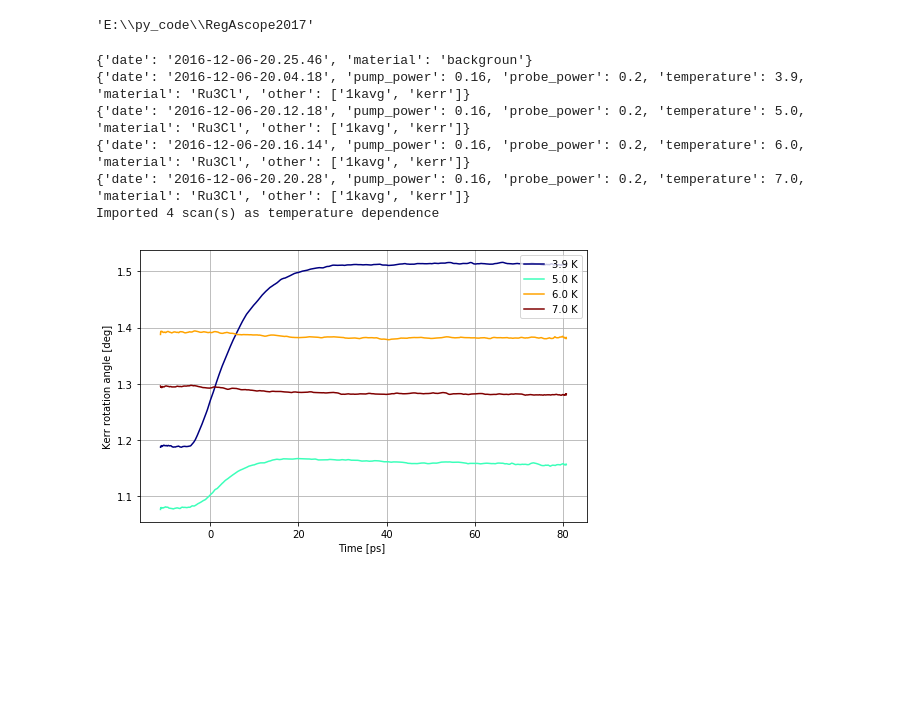
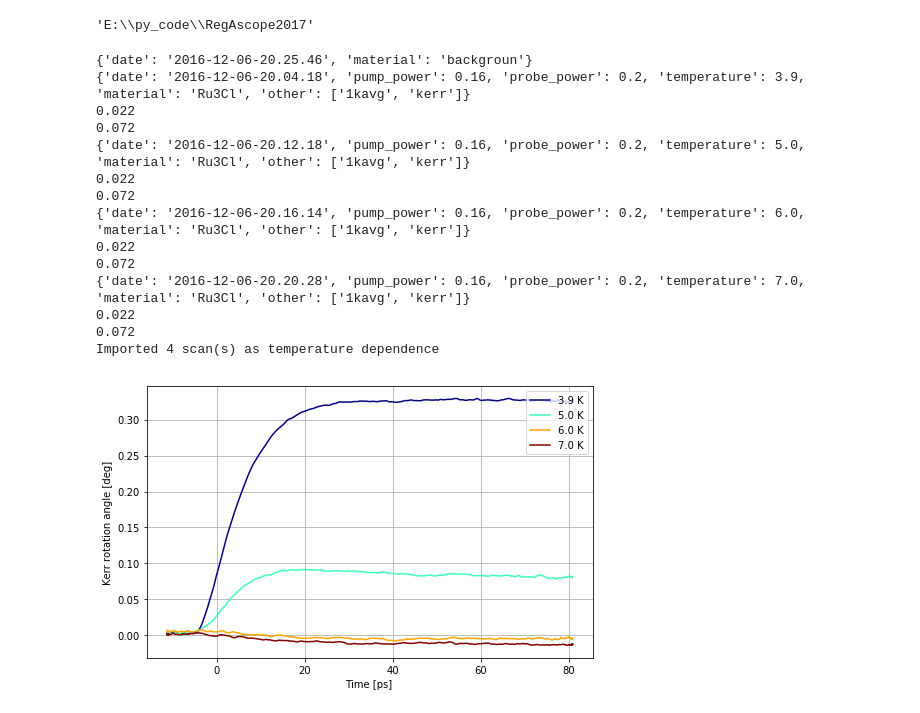
Before and after one commit to steinnymir/RegAscope2017, a Jupyter notebook: RuCl3 18-12-2017.ipynb, the cells around one changed output. Drawn from its saved outputs; the diff is of its cells as text; code cells hidden in the pictures; blank space fills up the shorter version.

```diff
--- a/RuCl3 18-12-2017.ipynb
+++ b/RuCl3 18-12-2017.ipynb
@@ -167,12 +167,12 @@ for i in range(len(files)):
         tr.import_file(filepath + files[i],cleanData=False, key_parameter = key_parameter, description=description)
         tr.pump_spot = pump_spot
         tr.probe_spot = probe_spot
-#         tr.calc_energy_densities()
+        tr.calc_energy_densities()
         tr.crop_time_scale()
         tr.shift_time(t0)
         tr.filter_low_pass(cutFreq)
     #     tr.flip_trace()
-#         tr.remove_DC_offset()
+        tr.remove_DC_offset()
         tr.flip_time()
         tr.trace = (tr.trace - norm_file.trace) * 120
         k_parameters.append(float(getattr(tr,key_parameter)))
@@ -189,35 +189,43 @@ cNormLog = colors.LogNorm(vmin=min(k_parameters), vmax=max(k_parameters))
 cNorm  = colors.Normalize(vmin=min(k_parameters), vmax=max(k_parameters))
 scalarMap = cmx.ScalarMappable(norm=cNormLog, cmap=jet)
 lines = []
 for idx in range(len(scanList)):
     colorVal = scalarMap.to_rgba(getattr(scanList[idx],key_parameter))
     retLine, = ax.plot(scanList[idx].time, scanList[idx].trace, color=colorVal)
     lines.append(retLine)
 # make labels
     labels = []
 for i in range(len(lines)):
     labels.append((lines[i],k_parameters[i]))
 labels = sorted(labels, key=lambda kpar: float(kpar[1]))
 lbLines=[]
 lbVals=[]
 for i in range(len(labels)):
     lbLines.append(labels[i][0])
     lbVals.append('{} K'.format(labels[i][1]))
 ax.legend(lbLines, lbVals, loc='upper right')
 # plt.xlim((-5,5))
 # plt.ylim((-0.0002,0.0008))
 plt.ylabel('Kerr rotation angle [deg]')
 plt.xlabel('Time [ps] ')
 ax.grid()
-# plt.savefig('e:/Steinn/Data/RuCl3/kerr rotation temperature - no DC correction.png')
+plt.savefig('e:/Data/RuCl3/kerr rotation temperature.png')
 # %% [output]
 {'date': '2016-12-06-20.25.46', 'material': 'backgroun'}
 {'date': '2016-12-06-20.04.18', 'pump_power': 0.16, 'probe_power': 0.2, 'temperature': 3.9, 'material': 'Ru3Cl', 'other': ['1kavg', 'kerr']}
+0.022
+0.072
 {'date': '2016-12-06-20.12.18', 'pump_power': 0.16, 'probe_power': 0.2, 'temperature': 5.0, 'material': 'Ru3Cl', 'other': ['1kavg', 'kerr']}
+0.022
+0.072
 {'date': '2016-12-06-20.16.14', 'pump_power': 0.16, 'probe_power': 0.2, 'temperature': 6.0, 'material': 'Ru3Cl', 'other': ['1kavg', 'kerr']}
+0.022
+0.072
 {'date': '2016-12-06-20.20.28', 'pump_power': 0.16, 'probe_power': 0.2, 'temperature': 7.0, 'material': 'Ru3Cl', 'other': ['1kavg', 'kerr']}
+0.022
+0.072
 Imported 4 scan(s) as temperature dependence
-[figure, old version]
+[figure, new version]
 # %%
 tr = transient.Transient()
 
```
Also changed, not shown: parts of 1 cell of this notebook.
